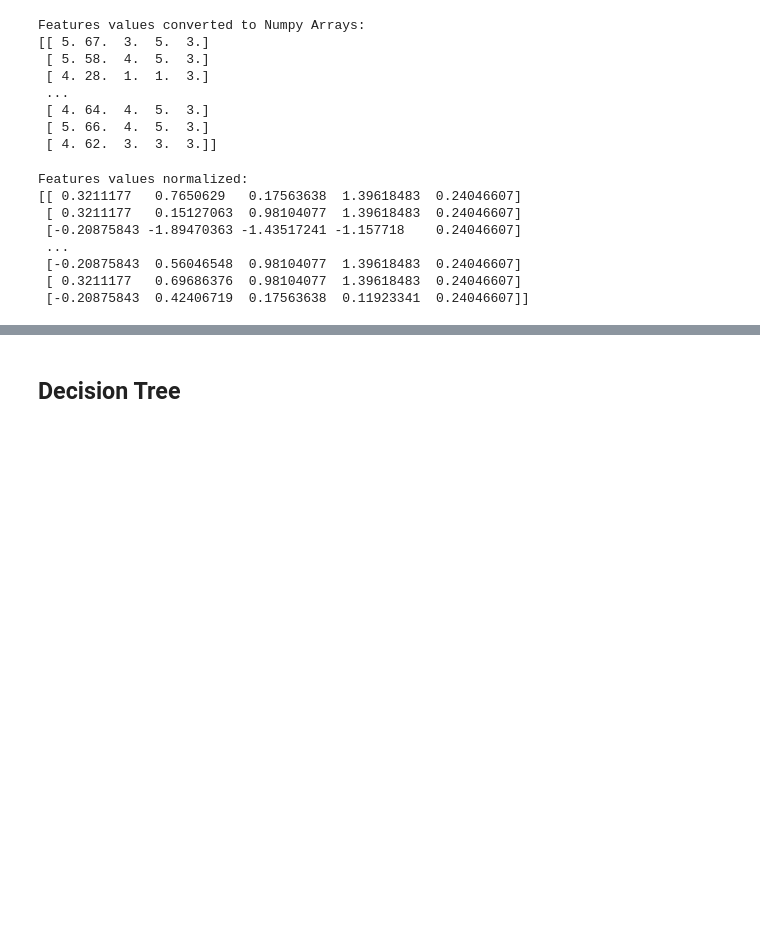
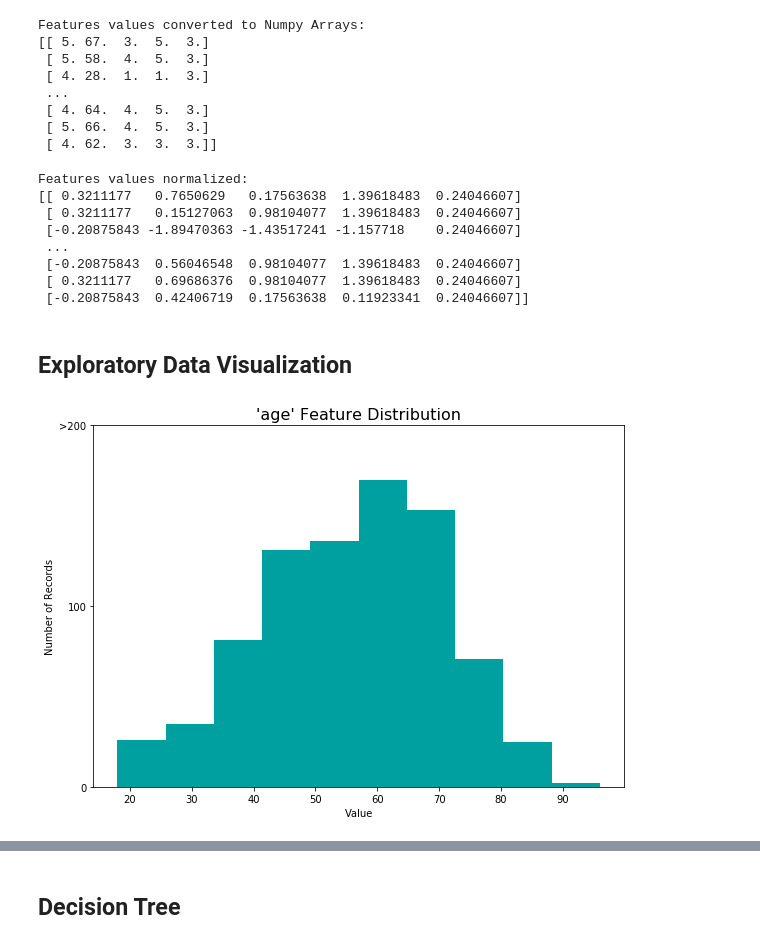
Before and after one commit to hdalmora/machine-learning-engineer, a Jupyter notebook: capstone-project/mammographic_analisys_capstone.ipynb, the cells around one changed output, grey strips where cells are left out. Cells and saved outputs as stored; diff of their text form; code cells hidden in the pictures; blank space fills up the shorter version.

Commit message:
Added exploratory visualization and SVM parameter tunning using GridSearchCV

```diff
--- a/capstone-project/mammographic_analisys_capstone.ipynb
+++ b/capstone-project/mammographic_analisys_capstone.ipynb
@@ -128,3 +128,28 @@ Features values normalized:
  [-0.20875843  0.56046548  0.98104077  1.39618483  0.24046607]
  [ 0.3211177   0.69686376  0.98104077  1.39618483  0.24046607]
  [-0.20875843  0.42406719  0.17563638  0.11923341  0.24046607]]
+# %% [markdown]
+## Exploratory Data Visualization
+# %%
+import seaborn as sns
+import matplotlib.pyplot as plt
+from IPython import get_ipython
+
+get_ipython().run_line_magic('matplotlib', 'inline')
+
+fig = plt.figure(figsize = (16,6));
+
+#histogram
+ax = fig.add_subplot(1, 2, 1)
+ax.hist(masses_data['age'], bins = 10, color = '#00A0A0')
+ax.set_title("'%s' Feature Distribution"%('age'), fontsize = 16)
+ax.set_xlabel("Value")
+ax.set_ylabel("Number of Records")
+ax.set_ylim((0, 200))
+ax.set_yticks([0, 100, 200])
+ax.set_yticklabels([0, 100,">200"])
+
+fig.tight_layout()
+fig.show()
+# %% [output]
+[figure, added]
```
Also changed, not shown: parts of 10 cells of this notebook.
